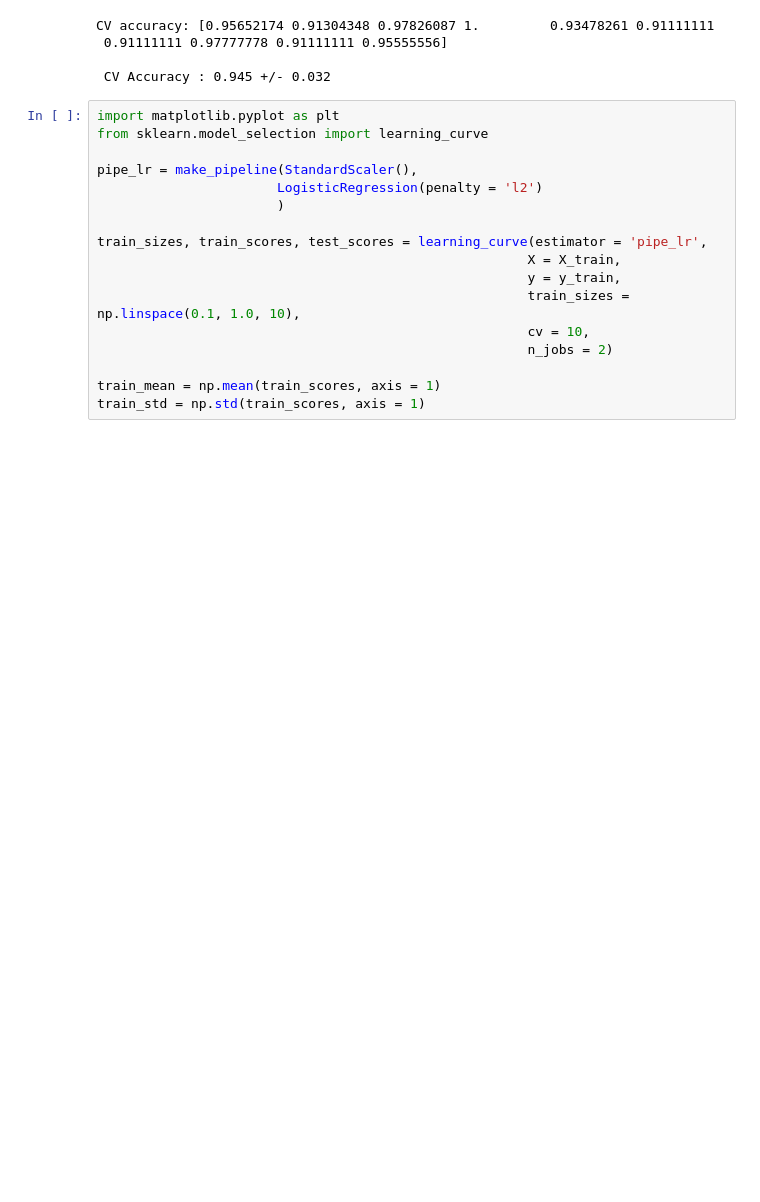
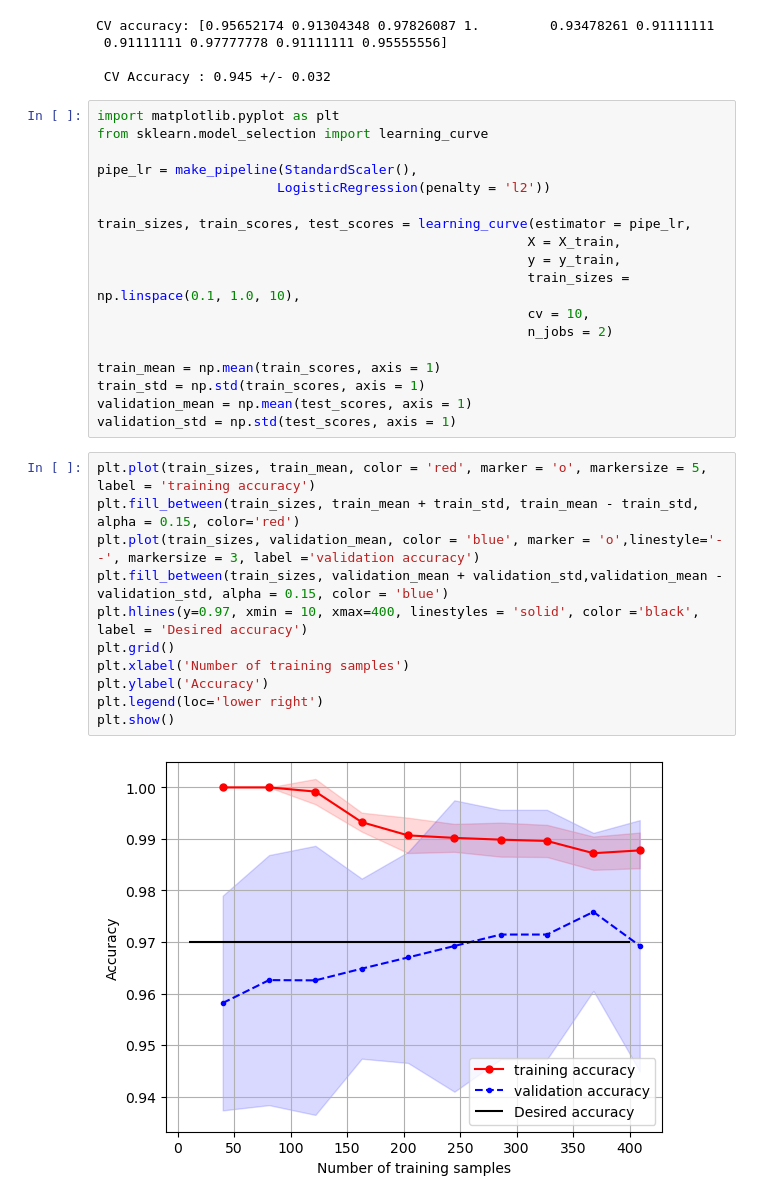
Before and after one commit to FRANKSADWAR/Brazil_Ecommerce, a Jupyter notebook: Supervised Learning Premier.ipynb, the cells around one changed output. Drawn from its saved outputs; the diff is of its cells as text; blank space fills up the shorter version.

Commit message:
plotted the learning curve

```diff
--- a/Supervised Learning Premier.ipynb
+++ b/Supervised Learning Premier.ipynb
@@ -509,10 +509,9 @@ import matplotlib.pyplot as plt
 from sklearn.model_selection import learning_curve
 
 pipe_lr = make_pipeline(StandardScaler(),
-                       LogisticRegression(penalty = 'l2')
-                       )
+                       LogisticRegression(penalty = 'l2'))
 
-train_sizes, train_scores, test_scores = learning_curve(estimator = 'pipe_lr',
+train_sizes, train_scores, test_scores = learning_curve(estimator = pipe_lr,
                                                        X = X_train,
                                                        y = y_train,
                                                        train_sizes = np.linspace(0.1, 1.0, 10),
@@ -521,3 +520,18 @@ train_sizes, train_scores, test_scores = learning_curve(estimator = 'pipe_lr',
 
 train_mean = np.mean(train_scores, axis = 1)
 train_std = np.std(train_scores, axis = 1)
+validation_mean = np.mean(test_scores, axis = 1)
+validation_std = np.std(test_scores, axis = 1)
+# %%
+plt.plot(train_sizes, train_mean, color = 'red', marker = 'o', markersize = 5, label = 'training accuracy')
+plt.fill_between(train_sizes, train_mean + train_std, train_mean - train_std, alpha = 0.15, color='red')
+plt.plot(train_sizes, validation_mean, color = 'blue', marker = 'o',linestyle='--', markersize = 3, label ='validation accuracy')
+plt.fill_between(train_sizes, validation_mean + validation_std,validation_mean - validation_std, alpha = 0.15, color = 'blue')
+plt.hlines(y=0.97, xmin = 10, xmax=400, linestyles = 'solid', color ='black', label = 'Desired accuracy')
+plt.grid()
+plt.xlabel('Number of training samples')
+plt.ylabel('Accuracy')
+plt.legend(loc='lower right')
+plt.show()
+# %% [output]
+[figure, added]
```
Also changed, not shown: parts of 28 cells of this notebook.
